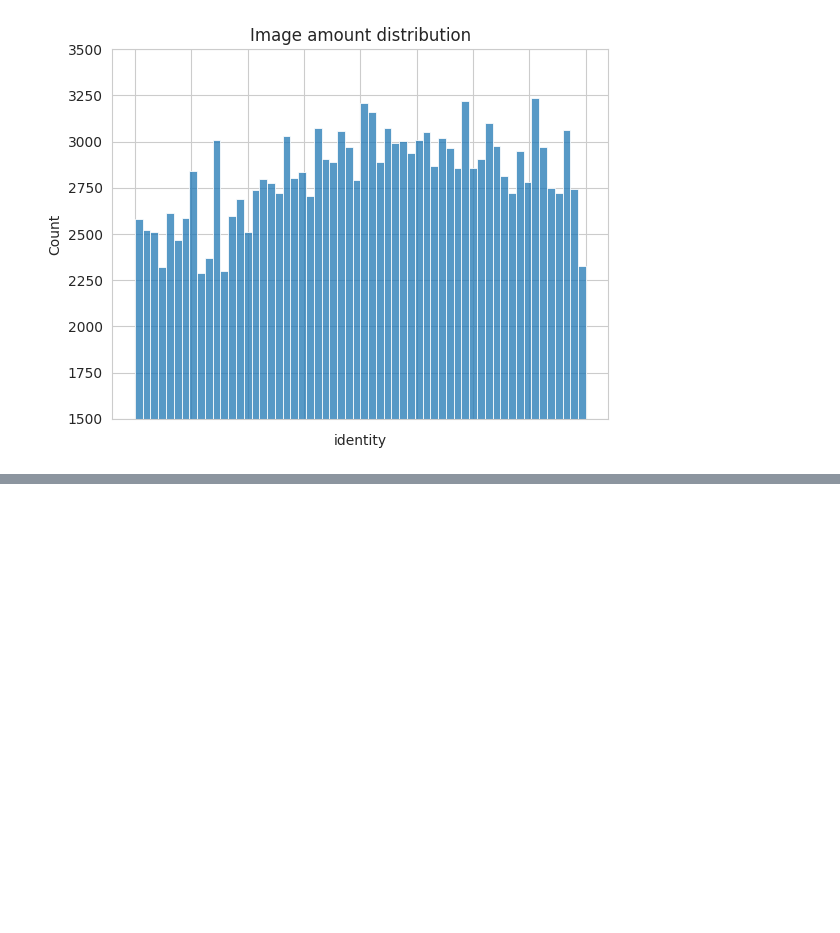
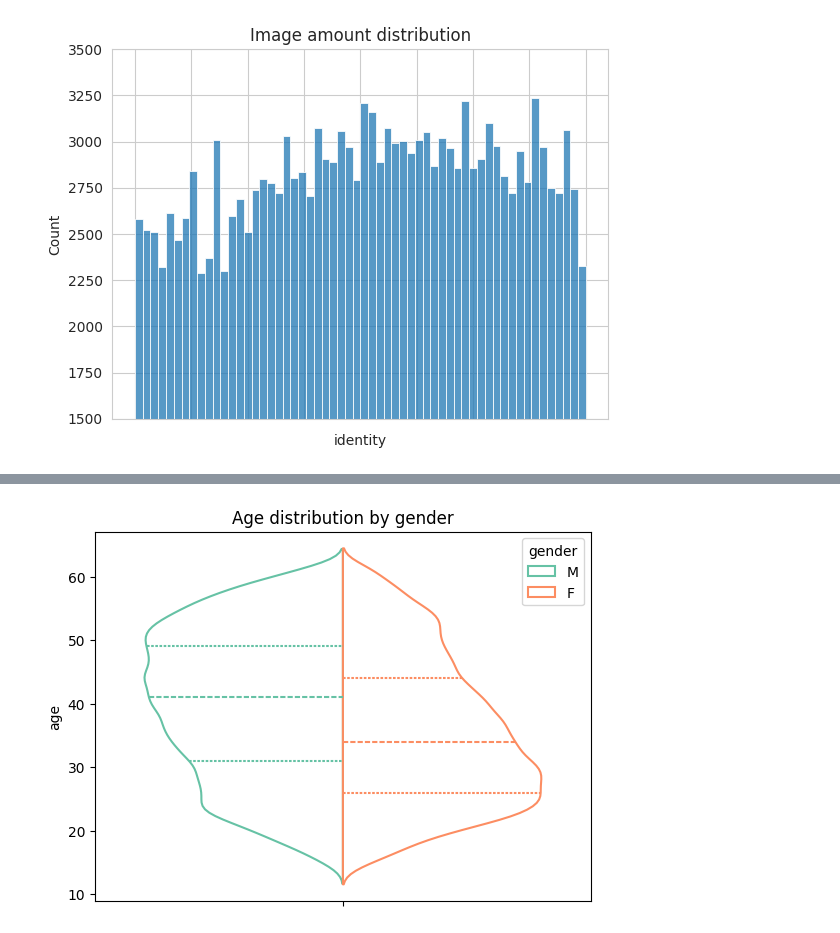
Before and after one commit to pdombrza/face-aging-models, a Jupyter notebook: analysis.ipynb, the cells around one changed output, grey strips where cells are left out. Drawn from its saved outputs; the diff is of its cells as text; code cells hidden in the pictures; blank space fills up the shorter version.

```diff
--- a/analysis.ipynb
+++ b/analysis.ipynb
@@ -164,0 +180,8 @@ plt.show()
+# %%
+sns.violinplot(data=gender_annotated, y="age", hue="gender",
+               split=True, inner="quart", fill=False,
+               palette="pastel")
+plt.title("Age distribution by gender")
+plt.show()
+# %% [output]
+[figure, added]
```
Also changed, not shown: parts of 4 cells of this notebook.
